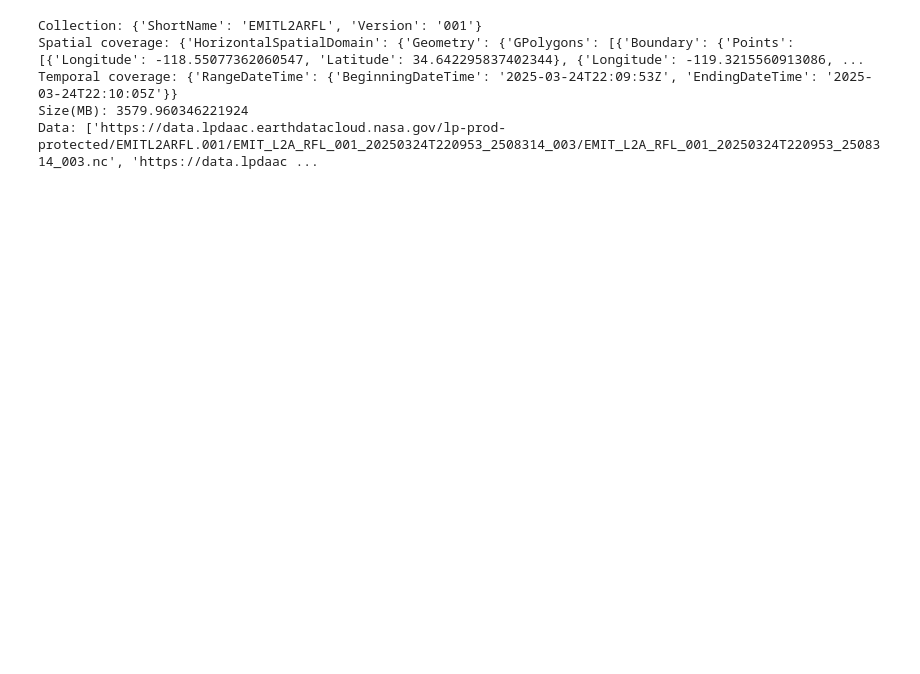
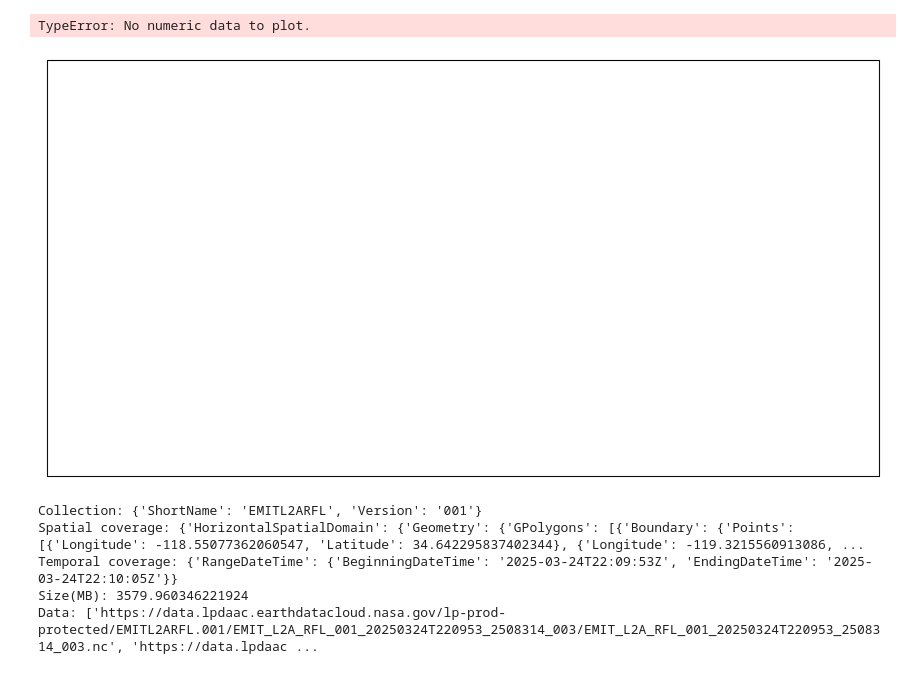
Before and after one commit to skyecaplan/pace_tutorials, a Jupyter notebook: pace_emit/03_NBR_with_PACE_EMIT.ipynb, the cells around one changed output. Saved outputs shown, nothing was run; the diff lists cells and outputs as text; code cells hidden in the pictures; blank space fills up the shorter version.

```diff
--- a/pace_emit/03_NBR_with_PACE_EMIT.ipynb
+++ b/pace_emit/03_NBR_with_PACE_EMIT.ipynb
@@ -74,0 +59,10 @@ Data: ['https://obdaac-tea.earthdatacloud.nasa.gov/ob-cumulus-prod-public/PACE_O
+# %%
+emit_paths = ["subset_data/emit_prefire.nc",
+              "subset_data/emit_postfire.nc"]
+oci_paths = [ "subset_data/oci_prefire.nc",
+              "subset_data/oci_postfire.nc"]
+
+emit_prefire = xr.open_dataset(emit_paths[0])
+emit_postfire = xr.open_dataset(emit_paths[1])
+oci_prefire = xr.open_dataset(oci_paths[0])
+oci_postfire = xr.open_dataset(oci_paths[1])
@@ -74,0 +134,5 @@ Data: ['https://obdaac-tea.earthdatacloud.nasa.gov/ob-cumulus-prod-public/PACE_O
+# %%
+oci_dnbr = oci_prefire_nbr - oci_postfire_nbr
+oci_dnbr = oci_dnbr.rename({"nbr":"dnbr"})
+emit_dnbr = emit_prefire_nbr.nbr - emit_postfire_nbr.nbr
+#emit_dnbr = emit_dnbr.rename({"nbr":"dnbr"})
@@ -75,3 +163,16 @@ Data: ['https://obdaac-tea.earthdatacloud.nasa.gov/ob-cumulus-prod-public/PACE_O
+# %%
+import seaborn as sns
+fig, ax = plt.subplots(figsize=(12, 7), subplot_kw={"projection": ccrs.PlateCarree()})
+emit_dnbr.dnbr.plot(vmin=-0.4, vmax=1, cmap=sns.color_palette("vlag", as_cmap=True))
+ax.gridlines(draw_labels={"left": "y", "bottom": "x"}, linewidth=0.25, alpha=0)
+ax.coastlines(linewidth=0.5)
+ax.set_facecolor('k')
+#ax.set_extent([scene[0],scene[2],scene[1],scene[3]], crs=ccrs.PlateCarree())
+ax.set_title("dNBR")
+plt.show()
+# %% [output]
+TypeError: No numeric data to plot.
+[figure, added]
 # %%
 # Downloading here for now, just one EMIT gran
 results = earthaccess.search_data(
```
Also changed, not shown: parts of 15 cells of this notebook, 2 other files.
